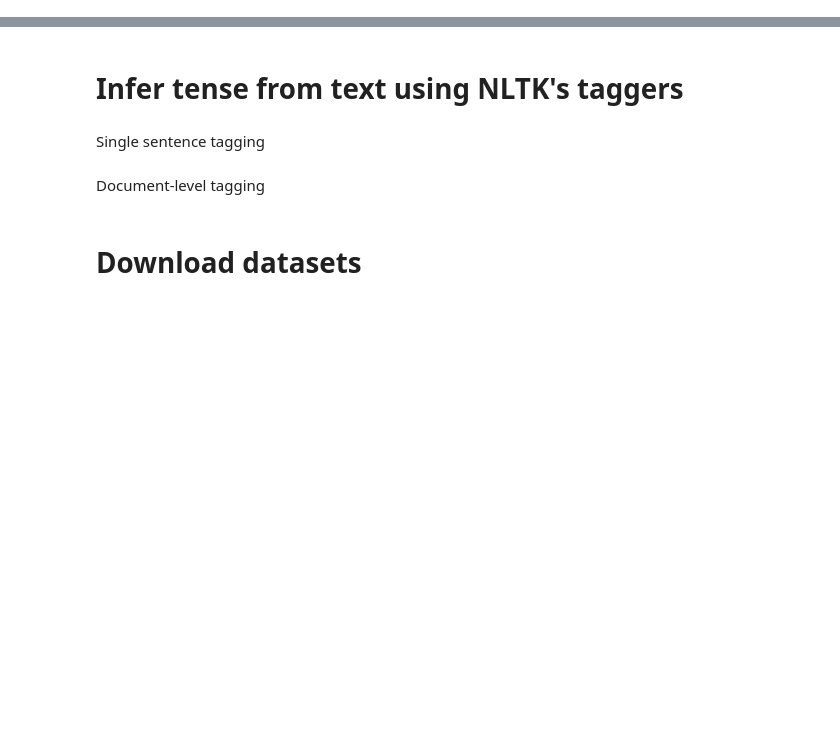
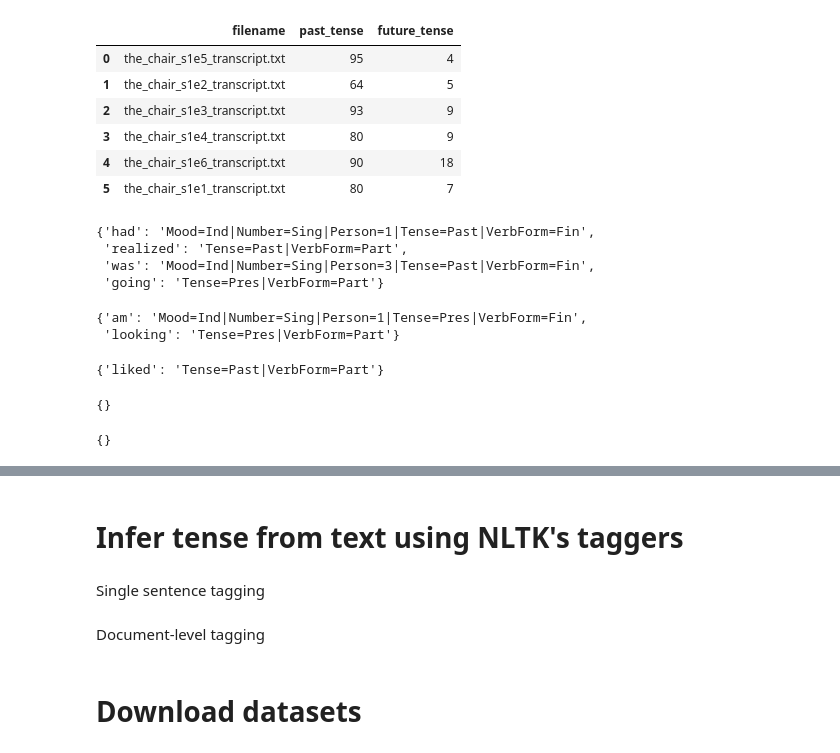
Before and after one commit to ContextLab/prediction-retrodiction-paper, a Jupyter notebook: code/meta-analysis.ipynb, the cells around one changed output, grey strips where cells are left out. Cells and saved outputs as stored; diff of their text form; code cells hidden in the pictures; blank space fills up the shorter version.

```diff
--- a/code/meta-analysis.ipynb
+++ b/code/meta-analysis.ipynb
@@ -47,0 +399,44 @@ from helpers smuggle format_filename, get_soup, get_pdf_text, get_doc_text, get_
+# %%
+chair_df_spacy
+# %% [output]
+|  | filename | past_tense | future_tense |
+| 0 | the_chair_s1e5_transcript.txt | 95 | 4 |
+| 1 | the_chair_s1e2_transcript.txt | 64 | 5 |
+| 2 | the_chair_s1e3_transcript.txt | 93 | 9 |
+| 3 | the_chair_s1e4_transcript.txt | 80 | 9 |
+| 4 | the_chair_s1e6_transcript.txt | 90 | 18 |
+| 5 | the_chair_s1e1_transcript.txt | 80 | 7 |
+# %%
+doc = nlp('I hadn\'t realized that it was going to be so important to you.')
+ddoc = doc.to_dict()[0]
+{x['text']: x['feats'] for x in ddoc if 'feats' in x and 'Tense' in x['feats']}
+# %% [output]
+{'had': 'Mood=Ind|Number=Sing|Person=1|Tense=Past|VerbForm=Fin',
+ 'realized': 'Tense=Past|VerbForm=Part',
+ 'was': 'Mood=Ind|Number=Sing|Person=3|Tense=Past|VerbForm=Fin',
+ 'going': 'Tense=Pres|VerbForm=Part'}
+# %%
+doc = nlp('I am looking forward to going skiing in the Alps.')
+ddoc = doc.to_dict()[0]
+{x['text']: x['feats'] for x in ddoc if 'feats' in x and 'Tense' in x['feats']}
+# %% [output]
+{'am': 'Mood=Ind|Number=Sing|Person=1|Tense=Pres|VerbForm=Fin',
+ 'looking': 'Tense=Pres|VerbForm=Part'}
+# %%
+doc = nlp('I would have liked to do that tomorrow.')
+ddoc = doc.to_dict()[0]
+{x['text']: x['feats'] for x in ddoc if 'feats' in x and 'Tense' in x['feats']}
+# %% [output]
+{'liked': 'Tense=Past|VerbForm=Part'}
+# %%
+doc = nlp('I will see you tomorrow.')
+ddoc = doc.to_dict()[0]
+{x['text']: x['feats'] for x in ddoc if 'feats' in x and 'Tense' in x['feats']}
+# %% [output]
+{}
+# %%
+doc = nlp('I\'ll look forward to going skiing in the Alps.')
+ddoc = doc.to_dict()[0]
+{x['text']: x['feats'] for x in ddoc if 'feats' in x and 'Tense' in x['feats']}
+# %% [output]
+{}
```
Also changed, not shown: parts of 21 cells of this notebook.
